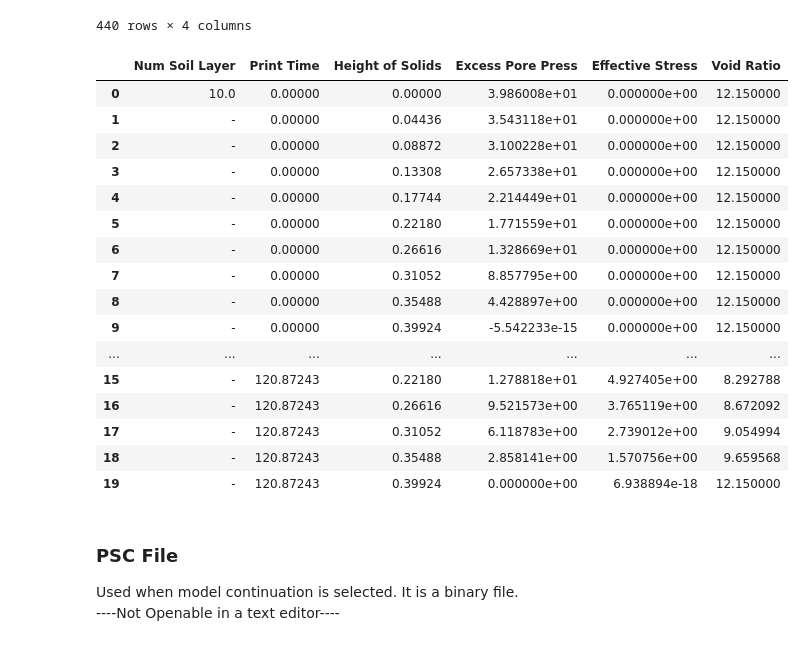
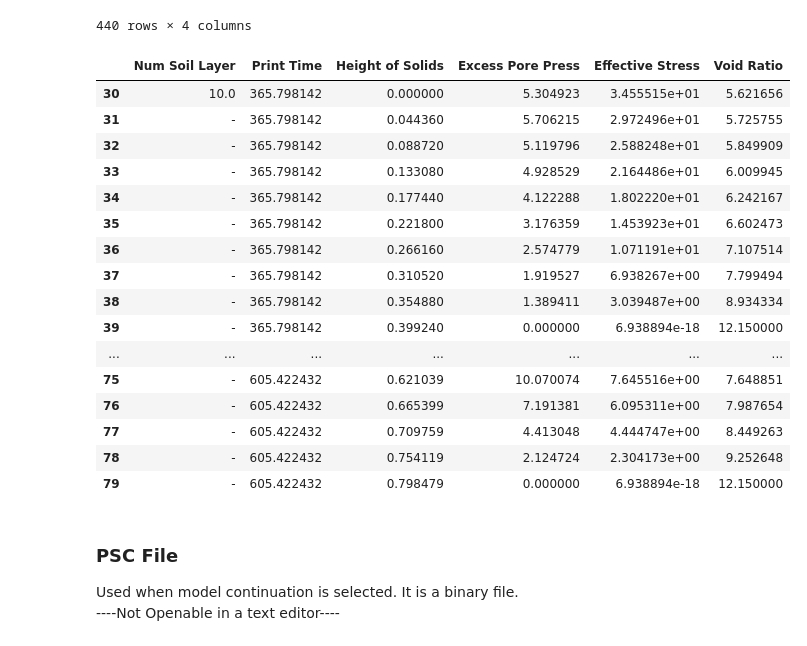
Before and after one commit to WaveHello/PSDDF-Pest_Testing, a Jupyter notebook: PSDDF_FileBreakDown.ipynb, the cells around one changed output. Cells and saved outputs as stored; diff of their text form; code cells hidden in the pictures.

```diff
--- a/PSDDF_ResultVisual.ipynb
+++ b/PSDDF_FileBreakDown.ipynb
@@ -397,50 +397,50 @@ while rowIndex < PGD_NumRows:
 
     # Collect print time
     time = PGD_df.iloc[rowIndex + 1, 0]
 
     # Initialize a dummy vectors to allow storing time and NumSoil Layers in new df
     dummy_vector_1 = np.full(Num_SoilLayers, np.nan)
     dummy_vector_2 = np.ones(Num_SoilLayers)
 
     # Store time and Num_SoilLayers to first element of array
     dummy_vector_1[0] = Num_SoilLayers
 
     # Update rowIndex to the start of the soil data
     rowIndex = rowIndex + 2
 
     # Collect soil data
     PGD_SoilData = PGD_df.iloc[rowIndex:rowIndex + Num_SoilLayers, :]
 
     # Store data in new df
     PGD_Reformat_df.iloc[Reformat_RowIndex:Reformat_RowIndex + Num_SoilLayers, 0] = dummy_vector_1 # Store Num_SoilLayers
     PGD_Reformat_df.iloc[Reformat_RowIndex:Reformat_RowIndex + Num_SoilLayers, 1] = dummy_vector_2 * time # Store time
     PGD_Reformat_df.iloc[Reformat_RowIndex:Reformat_RowIndex + Num_SoilLayers, 2:] = PGD_SoilData
 
     # Update row Index
     rowIndex = rowIndex + Num_SoilLayers
     Reformat_RowIndex = Reformat_RowIndex + Num_SoilLayers
 
 # Replace Nan values in the reformated df with '-'
 PGD_Reformat_df = PGD_Reformat_df.fillna('-')
-display(PGD_Reformat_df.iloc[0:20, :])
+display(PGD_Reformat_df.iloc[30:80, :])
 # %% [output]
 |  | Num Soil Layer | Print Time | Height of Solids | Excess Pore Press | Effective Stress | Void Ratio |
-| 0 | 10.0 | 0.00000 | 0.00000 | 3.986008e+01 | 0.000000e+00 | 12.150000 |
-| 1 | - | 0.00000 | 0.04436 | 3.543118e+01 | 0.000000e+00 | 12.150000 |
-| 2 | - | 0.00000 | 0.08872 | 3.100228e+01 | 0.000000e+00 | 12.150000 |
-| 3 | - | 0.00000 | 0.13308 | 2.657338e+01 | 0.000000e+00 | 12.150000 |
-| 4 | - | 0.00000 | 0.17744 | 2.214449e+01 | 0.000000e+00 | 12.150000 |
-| 5 | - | 0.00000 | 0.22180 | 1.771559e+01 | 0.000000e+00 | 12.150000 |
-| 6 | - | 0.00000 | 0.26616 | 1.328669e+01 | 0.000000e+00 | 12.150000 |
-| 7 | - | 0.00000 | 0.31052 | 8.857795e+00 | 0.000000e+00 | 12.150000 |
-| 8 | - | 0.00000 | 0.35488 | 4.428897e+00 | 0.000000e+00 | 12.150000 |
-| 9 | - | 0.00000 | 0.39924 | -5.542233e-15 | 0.000000e+00 | 12.150000 |
+| 30 | 10.0 | 365.798142 | 0.000000 | 5.304923 | 3.455515e+01 | 5.621656 |
+| 31 | - | 365.798142 | 0.044360 | 5.706215 | 2.972496e+01 | 5.725755 |
+| 32 | - | 365.798142 | 0.088720 | 5.119796 | 2.588248e+01 | 5.849909 |
+| 33 | - | 365.798142 | 0.133080 | 4.928529 | 2.164486e+01 | 6.009945 |
+| 34 | - | 365.798142 | 0.177440 | 4.122288 | 1.802220e+01 | 6.242167 |
+| 35 | - | 365.798142 | 0.221800 | 3.176359 | 1.453923e+01 | 6.602473 |
+| 36 | - | 365.798142 | 0.266160 | 2.574779 | 1.071191e+01 | 7.107514 |
+| 37 | - | 365.798142 | 0.310520 | 1.919527 | 6.938267e+00 | 7.799494 |
+| 38 | - | 365.798142 | 0.354880 | 1.389411 | 3.039487e+00 | 8.934334 |
+| 39 | - | 365.798142 | 0.399240 | 0.000000 | 6.938894e-18 | 12.150000 |
 | ... | ... | ... | ... | ... | ... | ... |
-| 15 | - | 120.87243 | 0.22180 | 1.278818e+01 | 4.927405e+00 | 8.292788 |
-| 16 | - | 120.87243 | 0.26616 | 9.521573e+00 | 3.765119e+00 | 8.672092 |
-| 17 | - | 120.87243 | 0.31052 | 6.118783e+00 | 2.739012e+00 | 9.054994 |
-| 18 | - | 120.87243 | 0.35488 | 2.858141e+00 | 1.570756e+00 | 9.659568 |
-| 19 | - | 120.87243 | 0.39924 | 0.000000e+00 | 6.938894e-18 | 12.150000 |
+| 75 | - | 605.422432 | 0.621039 | 10.070074 | 7.645516e+00 | 7.648851 |
+| 76 | - | 605.422432 | 0.665399 | 7.191381 | 6.095311e+00 | 7.987654 |
+| 77 | - | 605.422432 | 0.709759 | 4.413048 | 4.444747e+00 | 8.449263 |
+| 78 | - | 605.422432 | 0.754119 | 2.124724 | 2.304173e+00 | 9.252648 |
+| 79 | - | 605.422432 | 0.798479 | 0.000000 | 6.938894e-18 | 12.150000 |
 # %% [markdown]
 ### PSC File
 Used when model continuation is selected.  It is a binary file. <br>
```
Also changed, not shown: 3 other files.
